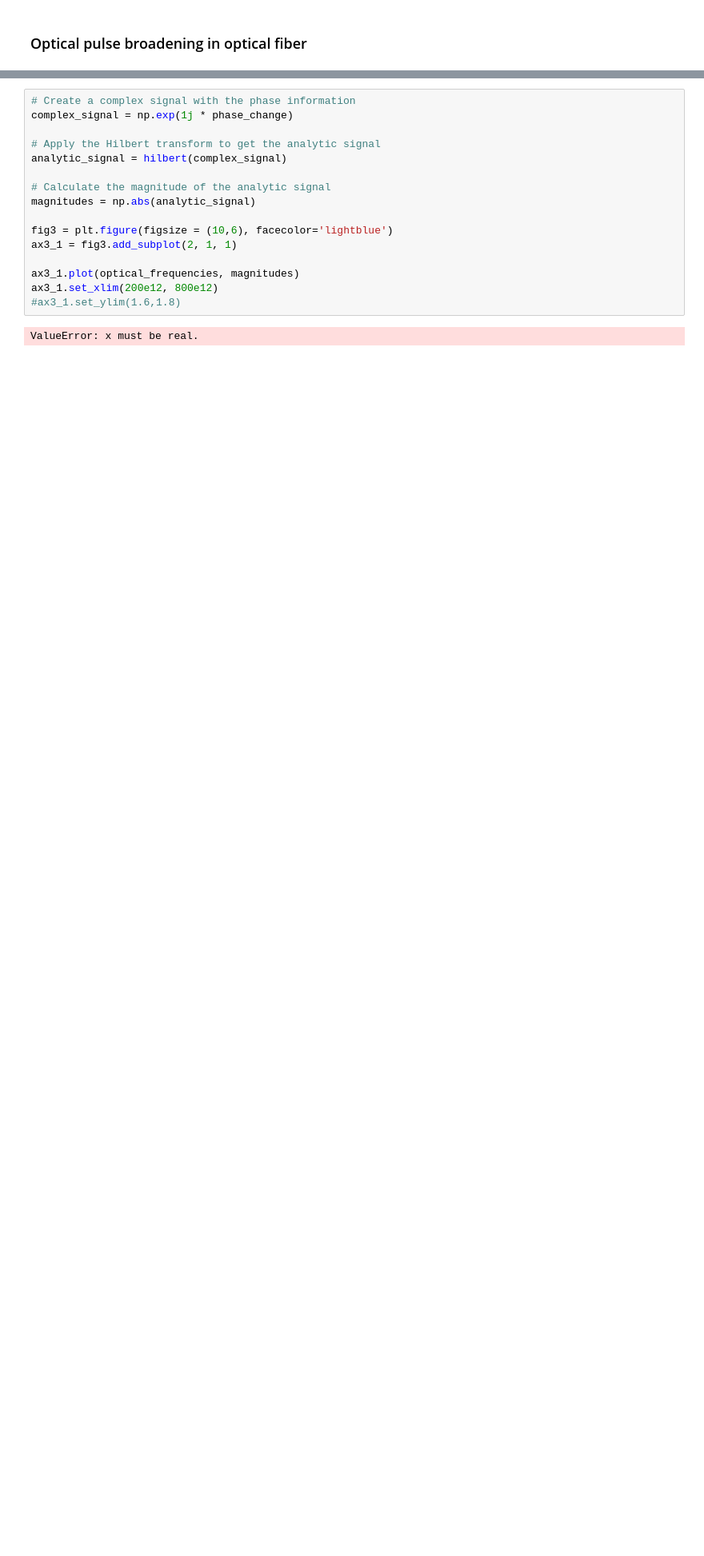
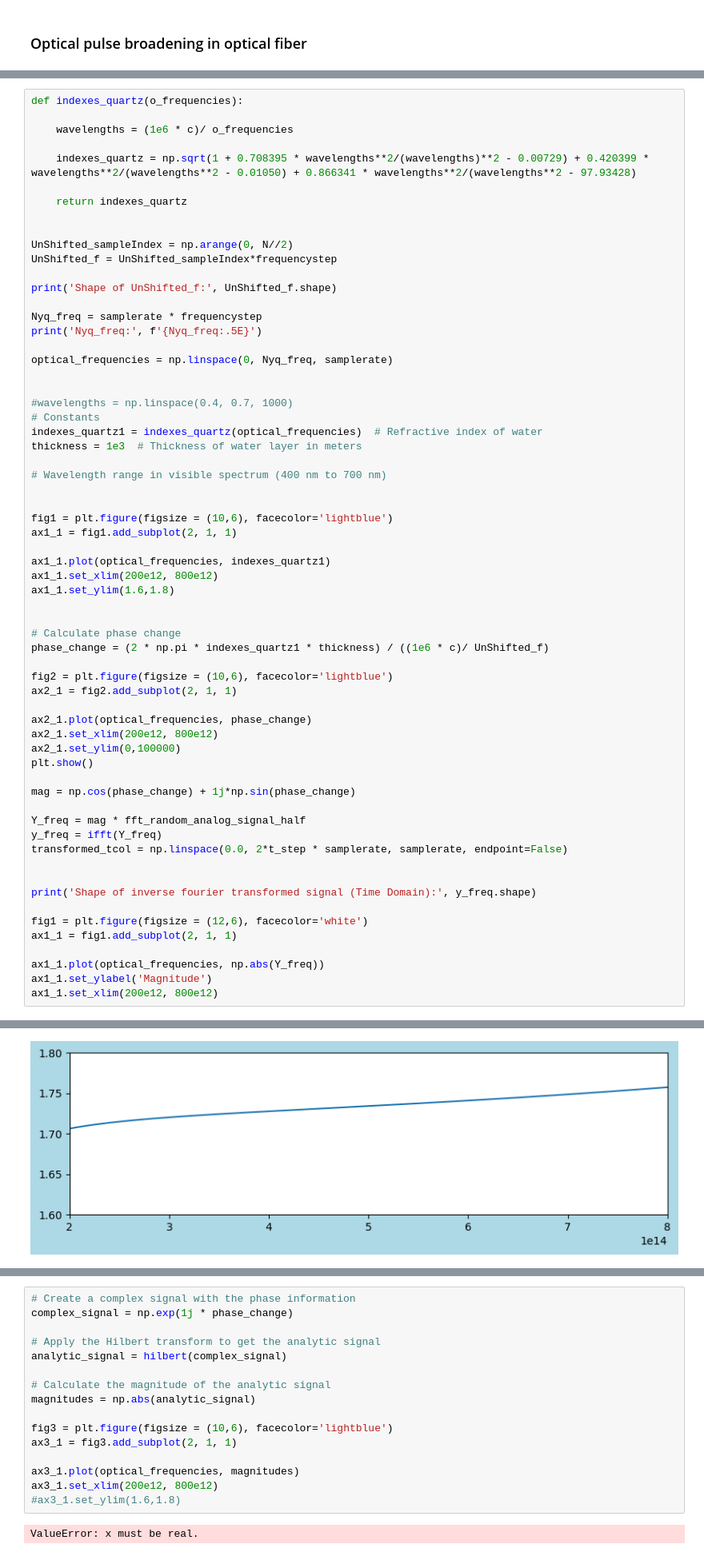
Before and after one commit to tacticstactics/Optical-pulse-broadening, a Jupyter notebook: optical_pulse_broadening_optical_fibers.ipynb, the cells around one changed output, grey strips where cells are left out. Shown at 80% size. Cells and saved outputs as stored; diff of their text form; blank space fills up the shorter version.

```diff
--- a/optical_pulse_broadening_optical_fibers.ipynb
+++ b/optical_pulse_broadening_optical_fibers.ipynb
@@ -327,0 +316,64 @@ Difference Frequency: freq_diff [Hz] 0.00000E+00
+# %%
+def indexes_quartz(o_frequencies):
+
+    wavelengths = (1e6 * c)/ o_frequencies
+
+    indexes_quartz = np.sqrt(1 + 0.708395 * wavelengths**2/(wavelengths)**2 - 0.00729) + 0.420399 * wavelengths**2/(wavelengths**2 - 0.01050) + 0.866341 * wavelengths**2/(wavelengths**2 - 97.93428)
+
+    return indexes_quartz
+
+
+UnShifted_sampleIndex = np.arange(0, N//2)
+UnShifted_f = UnShifted_sampleIndex*frequencystep
+
+print('Shape of UnShifted_f:', UnShifted_f.shape)
+
+Nyq_freq = samplerate * frequencystep
+print('Nyq_freq:', f'{Nyq_freq:.5E}')
+
+optical_frequencies = np.linspace(0, Nyq_freq, samplerate)
+
+
+#wavelengths = np.linspace(0.4, 0.7, 1000)
+# Constants
+indexes_quartz1 = indexes_quartz(optical_frequencies)  # Refractive index of water
+thickness = 1e3  # Thickness of water layer in meters
+
+# Wavelength range in visible spectrum (400 nm to 700 nm)
+
+
+fig1 = plt.figure(figsize = (10,6), facecolor='lightblue')
+ax1_1 = fig1.add_subplot(2, 1, 1)
+
+ax1_1.plot(optical_frequencies, indexes_quartz1)
+ax1_1.set_xlim(200e12, 800e12)
+ax1_1.set_ylim(1.6,1.8)
+
+
+# Calculate phase change
+phase_change = (2 * np.pi * indexes_quartz1 * thickness) / ((1e6 * c)/ UnShifted_f)
+
+fig2 = plt.figure(figsize = (10,6), facecolor='lightblue')
+ax2_1 = fig2.add_subplot(2, 1, 1)
+
+ax2_1.plot(optical_frequencies, phase_change)
+ax2_1.set_xlim(200e12, 800e12)
+ax2_1.set_ylim(0,100000)
+plt.show()
+
+mag = np.cos(phase_change) + 1j*np.sin(phase_change)
+
+Y_freq = mag * fft_random_analog_signal_half
+y_freq = ifft(Y_freq)
+transformed_tcol = np.linspace(0.0, 2*t_step * samplerate, samplerate, endpoint=False)
+
+
+print('Shape of inverse fourier transformed signal (Time Domain):', y_freq.shape)
+
+fig1 = plt.figure(figsize = (12,6), facecolor='white')
+ax1_1 = fig1.add_subplot(2, 1, 1)
+
+ax1_1.plot(optical_frequencies, np.abs(Y_freq))
+ax1_1.set_ylabel('Magnitude')
+ax1_1.set_xlim(200e12, 800e12)
+# %% [output]
@@ -327,0 +382 @@ Difference Frequency: freq_diff [Hz] 0.00000E+00
+[figure, added]
```
Also changed, not shown: parts of 5 cells of this notebook, 1 other file.
